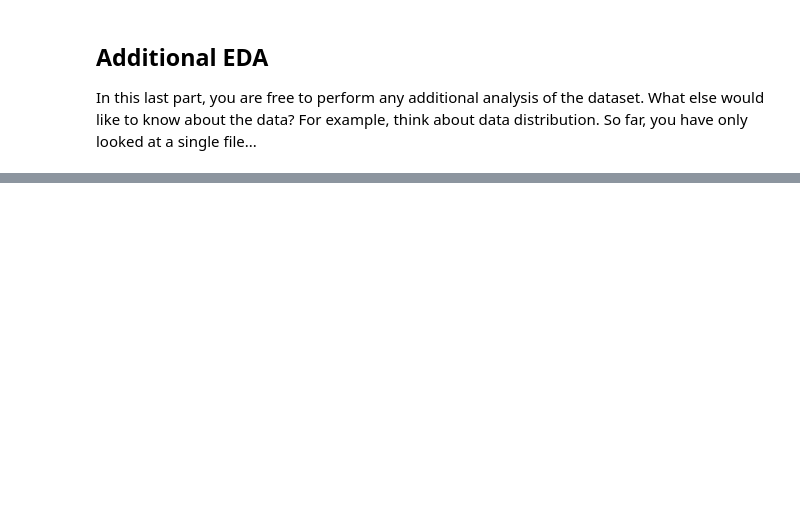
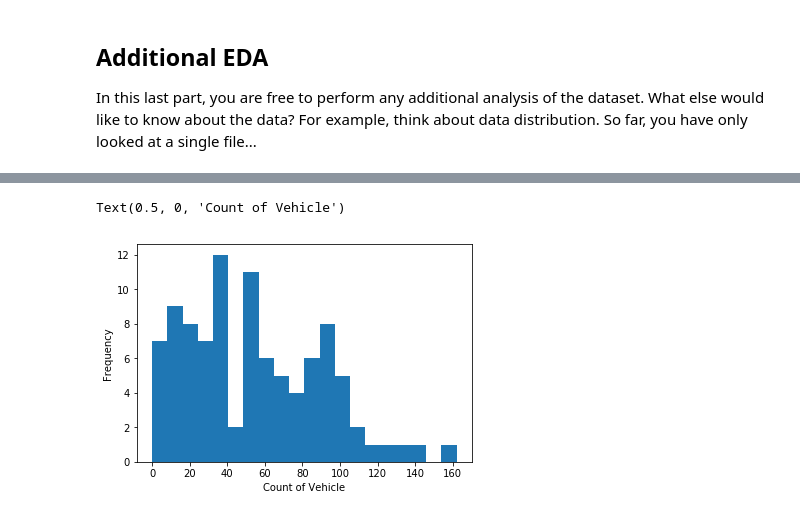
Before and after one commit to arurama/nd013-c1-vision-starter, a Jupyter notebook: Exploratory Data Analysis.ipynb, the cells around one changed output, grey strips where cells are left out. Saved outputs shown, nothing was run; the diff lists cells and outputs as text; code cells hidden in the pictures; blank space fills up the shorter version.

```diff
--- a/Exploratory Data Analysis.ipynb
+++ b/Exploratory Data Analysis.ipynb
@@ -162,0 +121,4 @@ For example, think about data distribution. So far, you have only looked at a si
+# %%
+FILENAME ='segment-10017090168044687777_6380_000_6400_000_with_camera_labels.tfrecord'
+files = os.listdir(path)
+datasets = get_dataset(FILENAME)
@@ -162,0 +133,35 @@ For example, think about data distribution. So far, you have only looked at a si
+# %%
+def countobject(FILENAME):
+    n=1
+    datalist =[]
+    objectlabeloverall= {1: 0, 2 : 0, 4: 0 }
+    datasets = get_dataset(FILENAME)
+    for data in datasets:
+        objectlabels = {1: 0, 2 : 0, 4: 0 }
+        for m in data['groundtruth_classes'].numpy():
+            objectlabels[m]= objectlabels[m]+1
+        for u in objectlabeloverall.keys():
+            objectlabeloverall[u]=objectlabeloverall[u]+ objectlabels[u]
+        datalist.append(objectlabels)
+
+        if n>2:
+            break
+        n=n+1
+    return objectlabeloverall,datalist
+# %%
+import glob
+files=glob.glob("/opt/notebooks/*tfrecord")
+filesname = []
+data = {'FileName':[]}
+datam = {'Vehicle':[],
+        'Human':[],
+        'Cyclist':[]}
+        #'FrameData':[]}
+for file in files:
+    objectlabeloverall,datalist = countobject(file)
+    data['FileName'].append(os.path.basename(file))
+    datam['Vehicle'].append(objectlabeloverall[1])
+    datam['Human'].append(objectlabeloverall[2])
+    datam['Cyclist'].append(objectlabeloverall[4])
+df = pd.DataFrame(datam)
+print(df)
@@ -162,0 +186,3 @@ For example, think about data distribution. So far, you have only looked at a si
+# %%
+df.index=data['FileName']
+print(df)
@@ -162,0 +247,6 @@ For example, think about data distribution. So far, you have only looked at a si
+# %%
+ax = df['Vehicle'].plot.hist(bins=20)
+ax.set_xlabel('Count of Vehicle')
+# %% [output]
+Text(0.5, 0, 'Count of Vehicle')
+[figure, added]
```
Also changed, not shown: parts of 21 cells of this notebook.
